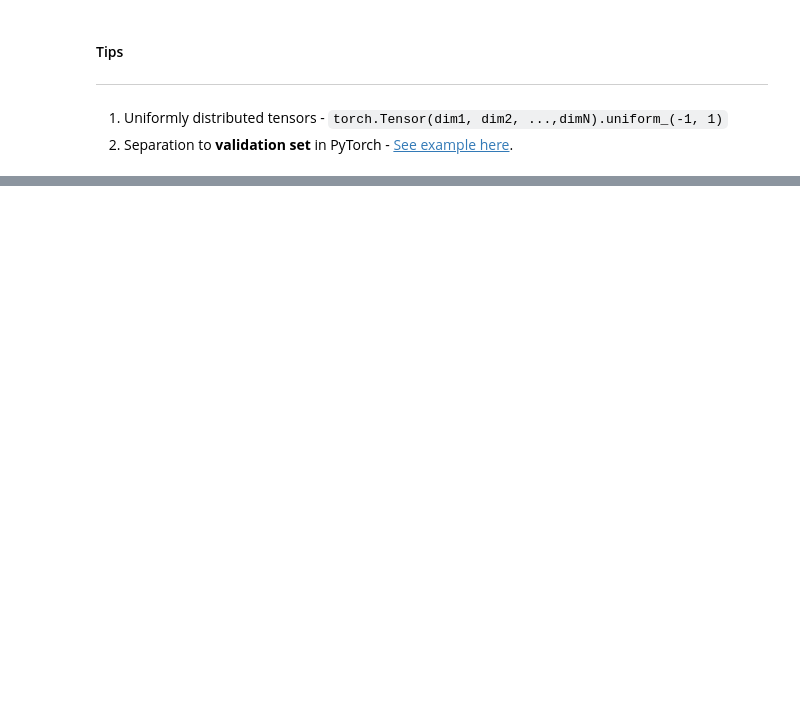
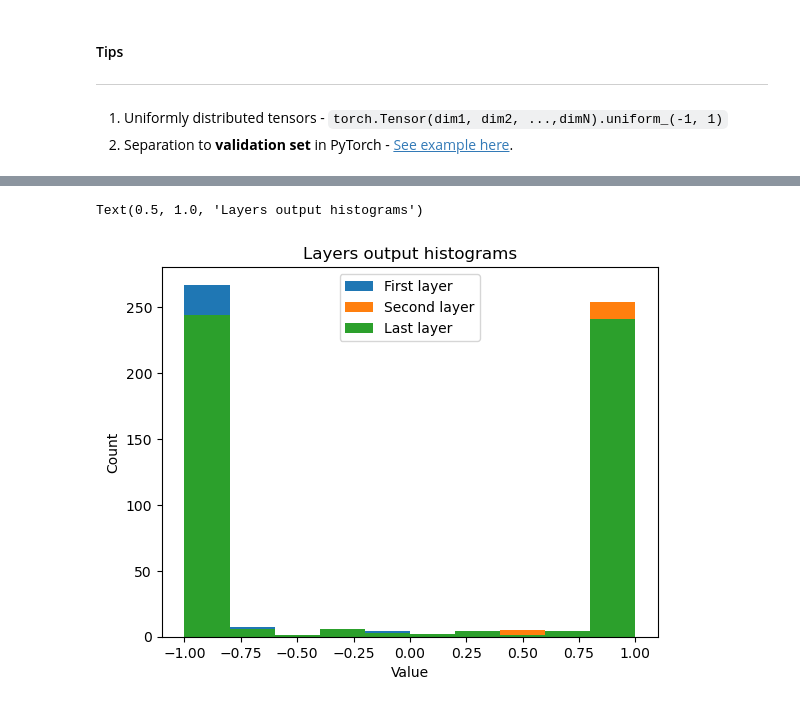
Before and after one commit to sbajamy/ece046211, a Jupyter notebook: hw2/ece046211_hw2_mlp_cnn_students.ipynb, the cells around one changed output, grey strips where cells are left out. Cells and saved outputs as stored; diff of their text form; code cells hidden in the pictures; blank space fills up the shorter version.

```diff
--- a/hw2/ece046211_hw2_mlp_cnn_students.ipynb
+++ b/hw2/ece046211_hw2_mlp_cnn_students.ipynb
@@ -251,0 +548,13 @@ Your Code Here - Use as many blocks as you need
+# %%
+# T1 - Section 4
+torch.manual_seed(seed)
+a=plt.hist(torch.tanh(torch.randn(512, 512)@torch.randn(512)))
+a=plt.hist(torch.tanh(torch.randn(512, 512)@torch.tanh(torch.randn(512, 512)@torch.randn(512))))
+a=plt.hist(x)
+plt.xlabel('Value')
+plt.ylabel('Count')
+plt.legend(['First layer','Second layer','Last layer'])
+plt.title('Layers output histograms')
+# %% [output]
+Text(0.5, 1.0, 'Layers output histograms')
+[figure, added]
```
Also changed, not shown: parts of 57 cells of this notebook, 6 other files.
